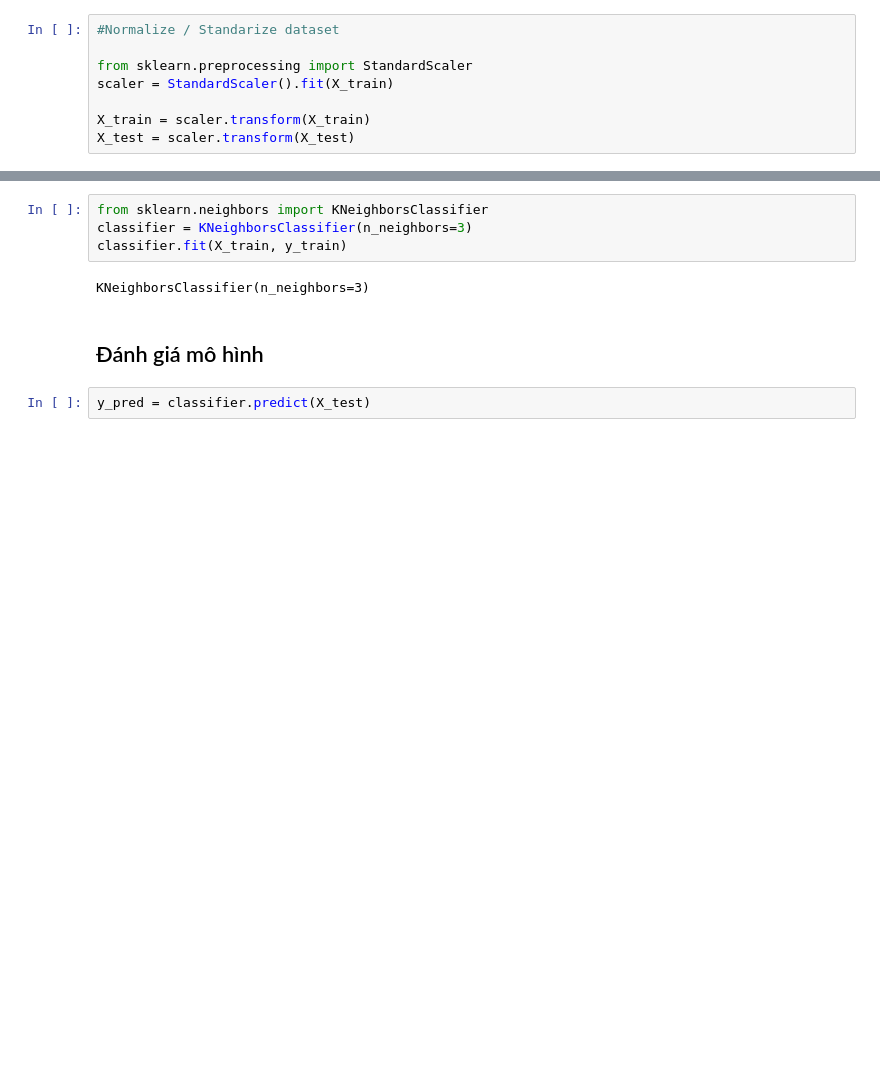
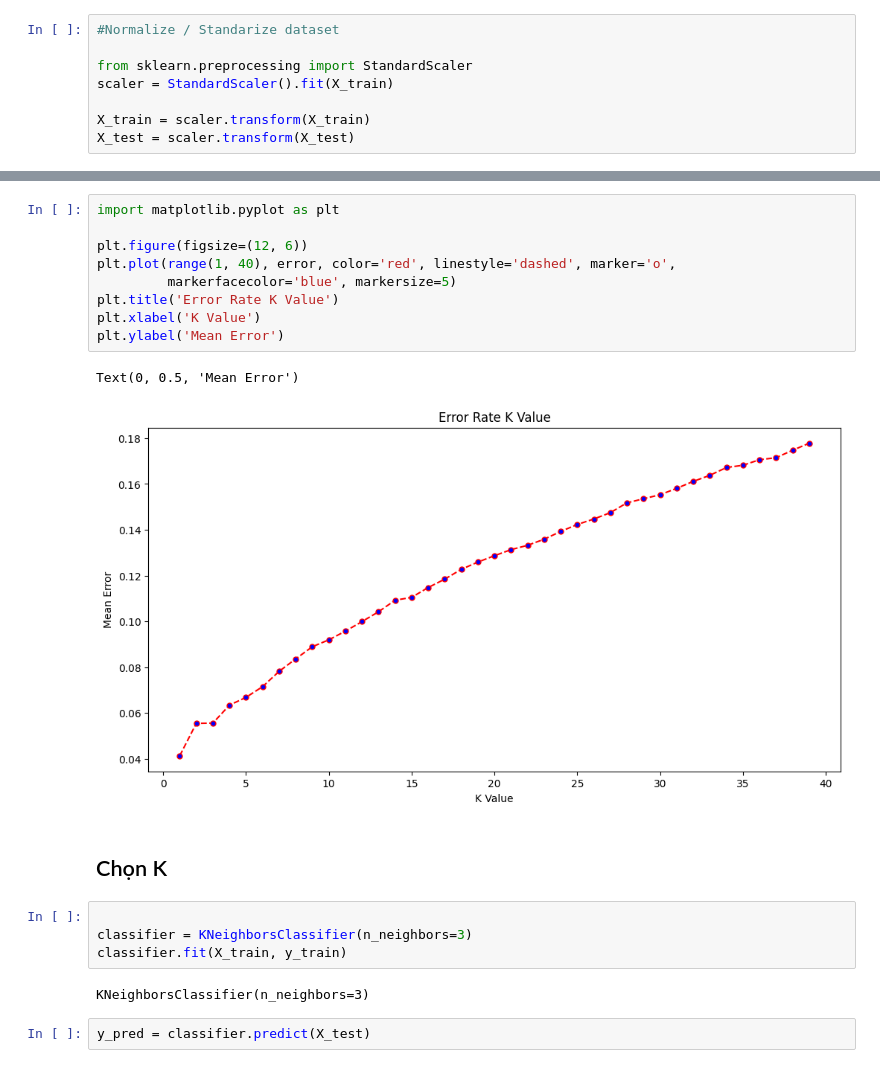
Before and after one commit to Tienlee41/Machine-Learning-Final-Project, a Jupyter notebook: Knn/Knn.ipynb, the cells around one changed output, grey strips where cells are left out. Saved outputs shown, nothing was run; the diff lists cells and outputs as text; blank space fills up the shorter version.

```diff
--- a/Knn/Knn.ipynb
+++ b/Knn/Knn.ipynb
@@ -93,11 +104,23 @@ X_test = scaler.transform(X_test)
+# %%
+import matplotlib.pyplot as plt
+
+plt.figure(figsize=(12, 6))
+plt.plot(range(1, 40), error, color='red', linestyle='dashed', marker='o',
+         markerfacecolor='blue', markersize=5)
+plt.title('Error Rate K Value')
+plt.xlabel('K Value')
+plt.ylabel('Mean Error')
+# %% [output]
+Text(0, 0.5, 'Mean Error')
+[figure, added]
+# %% [markdown]
+## Chọn K
 # %%
-from sklearn.neighbors import KNeighborsClassifier
+
 classifier = KNeighborsClassifier(n_neighbors=3)
 classifier.fit(X_train, y_train)
 # %% [output]
 KNeighborsClassifier(n_neighbors=3)
-# %% [markdown]
-## Đánh giá mô hình
 # %%
 y_pred = classifier.predict(X_test)
 # %%
```
Also changed, not shown: parts of 8 cells of this notebook, 29 other files.
